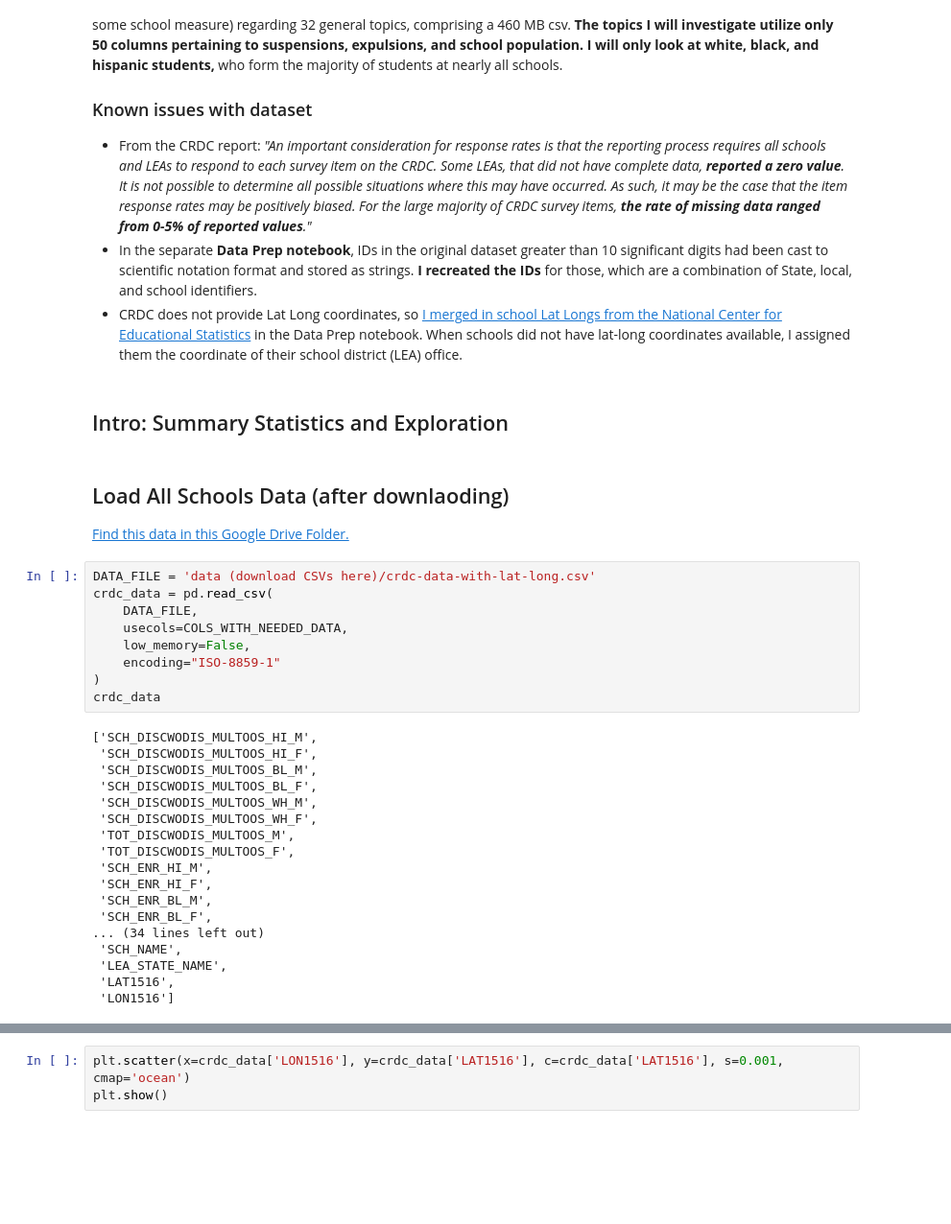
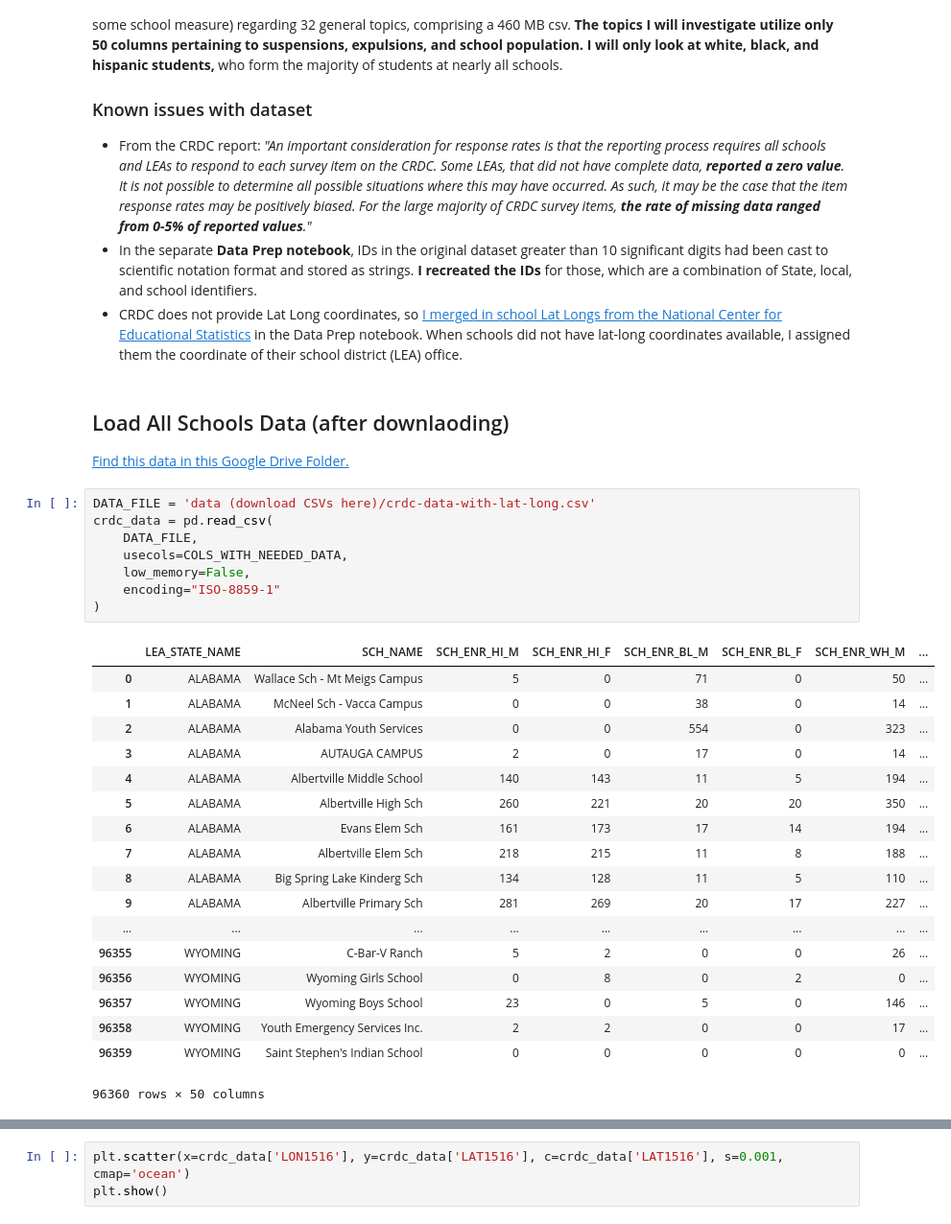
Before and after one commit to davidnmora/school-to-prison-pipeline, a Jupyter notebook: School to Prison Pipeline analysis and vis.ipynb, the cells around one changed output, grey strips where cells are left out. Shown at 96% size. Drawn from its saved outputs; the diff is of its cells as text; blank space fills up the shorter version.

```diff
--- a/School to Prison Pipeline analysis and vis.ipynb
+++ b/School to Prison Pipeline analysis and vis.ipynb
@@ -60,37 +51,35 @@ Each school (row) in the dataset includes 1,800 columns (typically a student cou
 - From the CRDC report: *"An important consideration for response rates is that the reporting process requires all schools and LEAs to respond to each survey item on the CRDC. Some LEAs, that did not have complete data, __reported a zero value__. It is not possible to determine all possible situations where this may have occurred. As such, it may be the case that the item response rates may be positively biased. For the large majority of CRDC survey items, __the rate of missing data ranged from 0-5% of reported values__."*
 - In the separate __Data Prep notebook__, IDs in the original dataset greater than 10 significant digits had been cast to scientific notation format and stored as strings. __I recreated the IDs__ for those, which are a combination of State, local, and school identifiers.
 - CRDC does not provide Lat Long coordinates, so [I merged in school Lat Longs from the National Center for Educational Statistics](https://nces.ed.gov/programs/edge/Geographic/SchoolLocations) in the Data Prep notebook. When schools did not have lat-long coordinates available, I assigned them the coordinate of their school district (LEA) office.
-# %% [markdown]
-## Intro: Summary Statistics and Exploration
 # %% [markdown]
 ## Load All Schools Data (after downlaoding)
 [Find this data in this Google Drive Folder.](https://drive.google.com/file/d/1LVRwFWpevvqGvMLlNt95BXmLVmBXfG0a/view?usp=sharing)
 # %%
 DATA_FILE = 'data (download CSVs here)/crdc-data-with-lat-long.csv'
 crdc_data = pd.read_csv(
     DATA_FILE,
     usecols=COLS_WITH_NEEDED_DATA,
     low_memory=False,
     encoding="ISO-8859-1"
 )
-crdc_data
 # %% [output]
+|  | LEA_STATE_NAME | SCH_NAME | SCH_ENR_HI_M | SCH_ENR_HI_F | SCH_ENR_BL_M | SCH_ENR_BL_F | SCH_ENR_WH_M | ... |
+| 0 | ALABAMA | Wallace Sch - Mt Meigs Campus | 5 | 0 | 71 | 0 | 50 | ... |
+| 1 | ALABAMA | McNeel Sch - Vacca Campus | 0 | 0 | 38 | 0 | 14 | ... |
+| 2 | ALABAMA | Alabama Youth Services | 0 | 0 | 554 | 0 | 323 | ... |
+| 3 | ALABAMA | AUTAUGA CAMPUS | 2 | 0 | 17 | 0 | 14 | ... |
+| 4 | ALABAMA | Albertville Middle School | 140 | 143 | 11 | 5 | 194 | ... |
+| 5 | ALABAMA | Albertville High Sch | 260 | 221 | 20 | 20 | 350 | ... |
+| 6 | ALABAMA | Evans Elem Sch | 161 | 173 | 17 | 14 | 194 | ... |
+| 7 | ALABAMA | Albertville Elem Sch | 218 | 215 | 11 | 8 | 188 | ... |
+| 8 | ALABAMA | Big Spring Lake Kinderg Sch | 134 | 128 | 11 | 5 | 110 | ... |
+| 9 | ALABAMA | Albertville Primary Sch | 281 | 269 | 20 | 17 | 227 | ... |
+| ... | ... | ... | ... | ... | ... | ... | ... | ... |
+| 96355 | WYOMING | C-Bar-V Ranch | 5 | 2 | 0 | 0 | 26 | ... |
+| 96356 | WYOMING | Wyoming Girls School | 0 | 8 | 0 | 2 | 0 | ... |
+| 96357 | WYOMING | Wyoming Boys School | 23 | 0 | 5 | 0 | 146 | ... |
+| 96358 | WYOMING | Youth Emergency Services Inc. | 2 | 2 | 0 | 0 | 17 | ... |
+| 96359 | WYOMING | Saint Stephen's Indian School | 0 | 0 | 0 | 0 | 0 | ... |
-['SCH_DISCWODIS_MULTOOS_HI_M',
- 'SCH_DISCWODIS_MULTOOS_HI_F',
- 'SCH_DISCWODIS_MULTOOS_BL_M',
- 'SCH_DISCWODIS_MULTOOS_BL_F',
- 'SCH_DISCWODIS_MULTOOS_WH_M',
- 'SCH_DISCWODIS_MULTOOS_WH_F',
- 'TOT_DISCWODIS_MULTOOS_M',
- 'TOT_DISCWODIS_MULTOOS_F',
- 'SCH_ENR_HI_M',
- 'SCH_ENR_HI_F',
- 'SCH_ENR_BL_M',
- 'SCH_ENR_BL_F',
-... (34 lines left out)
- 'SCH_NAME',
- 'LEA_STATE_NAME',
- 'LAT1516',
- 'LON1516']
+96360 rows × 50 columns
 # %% [markdown]
 ### Geographic distribution of all schools
```
Also changed, not shown: parts of 12 cells of this notebook, 1 other file.
